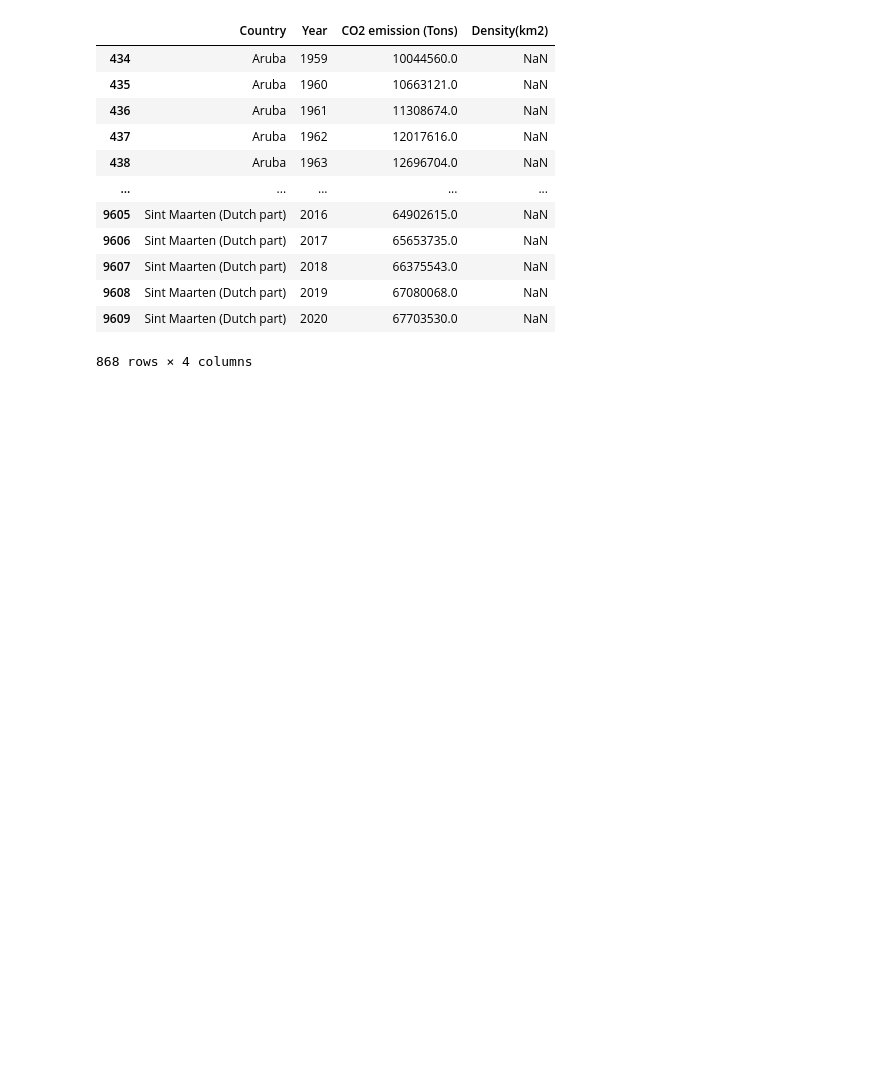
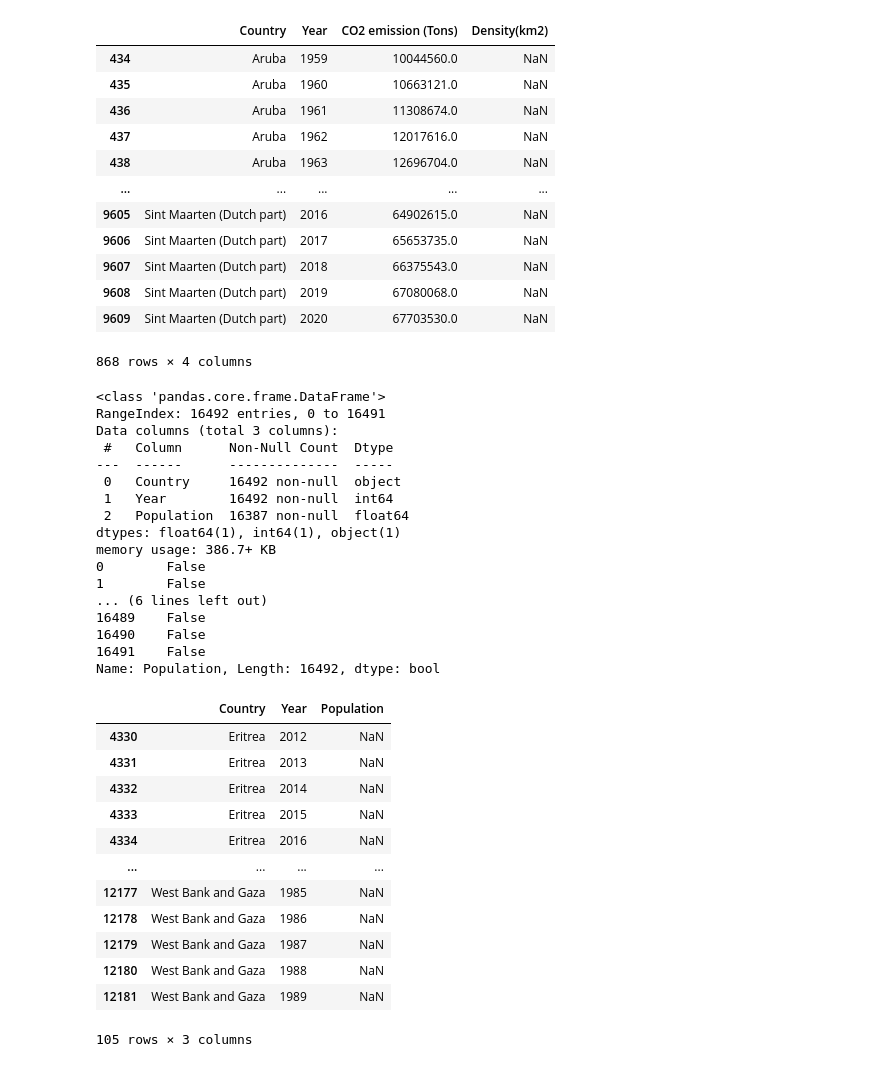
Before and after one commit to DaniMe98/Ward-on-annual-CO2-GDP, a Jupyter notebook: data_preparation.ipynb, the cells around one changed output. Saved outputs shown, nothing was run; the diff lists cells and outputs as text; code cells hidden in the pictures; blank space fills up the shorter version.

Commit message:
Update Population

```diff
--- a/data_preparation.ipynb
+++ b/data_preparation.ipynb
@@ -205,3 +206,44 @@ Name: Density(km2), Length: 11842, dtype: bool
 | 9608 | Sint Maarten (Dutch part) | 2019 | 67080068.0 | NaN |
 | 9609 | Sint Maarten (Dutch part) | 2020 | 67703530.0 | NaN |
 868 rows × 4 columns
+# %%
+df_pop = pd.read_csv('gdrive/MyDrive/Data/population2.csv') #Population df
+
+df_pop = df_pop.drop(columns=['field/0/_name','field/0/_key','field/1/_name','field/1/_key','field/1/__text','field/2/_name','field/3/_name'])
+df_pop = df_pop.rename(columns={"field/0/__text": "Country", "field/2/__text": "Year", 'field/3/__text': 'Population'})
+df_pop.info(verbose=True)
+
+check_nan =df_pop['Population'].isnull()
+print(check_nan)
+df_pop.loc[df_pop['Population'].isnull()]
+# %% [output]
+<class 'pandas.core.frame.DataFrame'>
+RangeIndex: 16492 entries, 0 to 16491
+Data columns (total 3 columns):
+ #   Column      Non-Null Count  Dtype
+---  ------      --------------  -----
+ 0   Country     16492 non-null  object
+ 1   Year        16492 non-null  int64
+ 2   Population  16387 non-null  float64
+dtypes: float64(1), int64(1), object(1)
+memory usage: 386.7+ KB
+0        False
+1        False
+... (6 lines left out)
+16489    False
+16490    False
+16491    False
+Name: Population, Length: 16492, dtype: bool
+|  | Country | Year | Population |
+| 4330 | Eritrea | 2012 | NaN |
+| 4331 | Eritrea | 2013 | NaN |
+| 4332 | Eritrea | 2014 | NaN |
+| 4333 | Eritrea | 2015 | NaN |
+| 4334 | Eritrea | 2016 | NaN |
+| ... | ... | ... | ... |
+| 12177 | West Bank and Gaza | 1985 | NaN |
+| 12178 | West Bank and Gaza | 1986 | NaN |
+| 12179 | West Bank and Gaza | 1987 | NaN |
+| 12180 | West Bank and Gaza | 1988 | NaN |
+| 12181 | West Bank and Gaza | 1989 | NaN |
+105 rows × 3 columns
```
Also changed, not shown: parts of 4 cells of this notebook.
